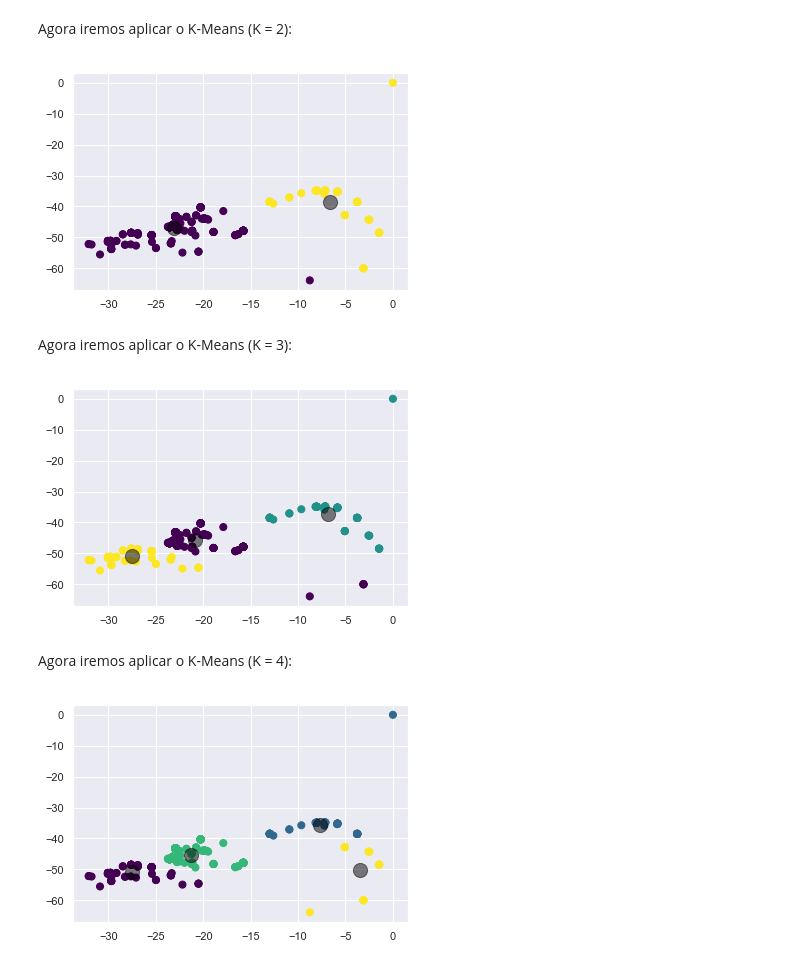
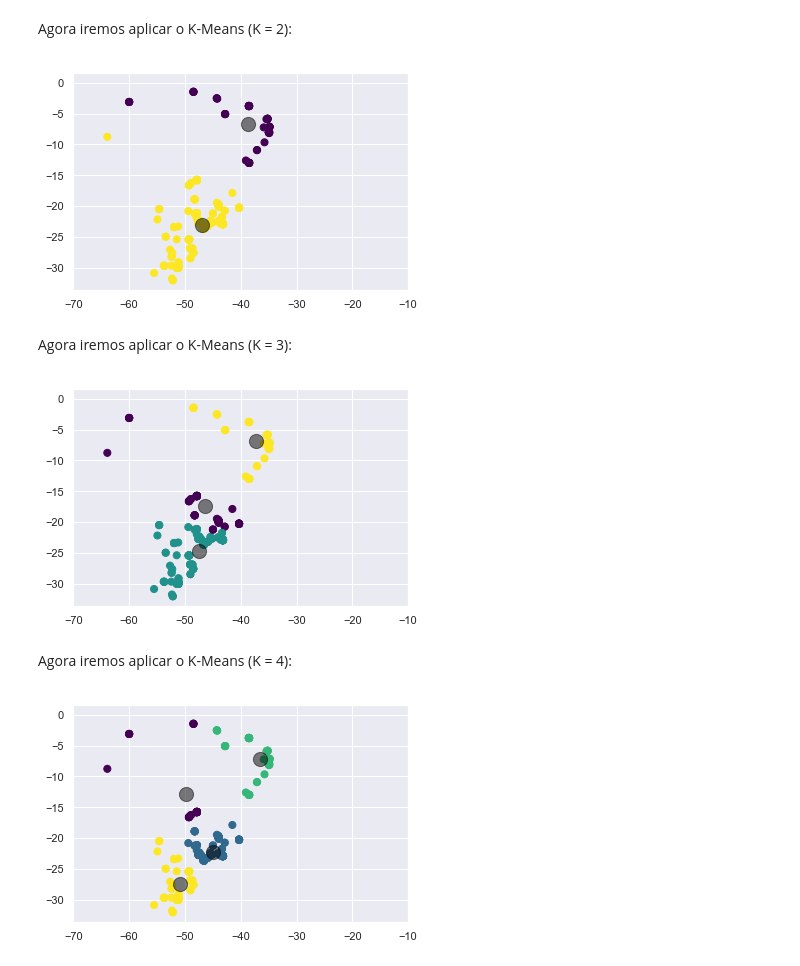
Before and after one commit to isaacpinheiro/projeto-md, a Jupyter notebook: notebooks/coordenadas.ipynb, the cells around one changed output. Drawn from its saved outputs; the diff is of its cells as text; code cells hidden in the pictures.

```diff
--- a/notebooks/coordenadas.ipynb
+++ b/notebooks/coordenadas.ipynb
@@ -45,12 +46,13 @@ kmeans = KMeans(n_clusters=2, n_init=1)
 kmeans.fit(X)
 Y = kmeans.predict(X)
 
-plt.scatter(X[:, 0], X[:, 1], c=Y, s=50, cmap='viridis')
+plt.xlim([-70, -10])
+plt.scatter(X[:, 1], X[:, 0], c=Y, s=50, cmap='viridis')
 
 centroides = kmeans.cluster_centers_
-plt.scatter(centroides[:, 0], centroides[:, 1], c='black', s=200, alpha=0.5);
+plt.scatter(centroides[:, 1], centroides[:, 0], c='black', s=200, alpha=0.5);
 # %% [output]
-[figure, old version]
+[figure, new version]
 # %% [markdown]
 Agora iremos aplicar o K-Means (K = 3):
 # %%
@@ -58,22 +60,24 @@ kmeans = KMeans(n_clusters=3, n_init=1)
 kmeans.fit(X)
 Y = kmeans.predict(X)
 
-plt.scatter(X[:, 0], X[:, 1], c=Y, s=50, cmap='viridis')
+plt.xlim([-70, -10])
+plt.scatter(X[:, 1], X[:, 0], c=Y, s=50, cmap='viridis')
 
 centroides = kmeans.cluster_centers_
-plt.scatter(centroides[:, 0], centroides[:, 1], c='black', s=200, alpha=0.5);
+plt.scatter(centroides[:, 1], centroides[:, 0], c='black', s=200, alpha=0.5);
 # %% [output]
-[figure, old version]
+[figure, new version]
 # %% [markdown]
 Agora iremos aplicar o K-Means (K = 4):
 # %%
 kmeans = KMeans(n_clusters=4, n_init=1)
 kmeans.fit(X)
 Y = kmeans.predict(X)
 
-plt.scatter(X[:, 0], X[:, 1], c=Y, s=50, cmap='viridis')
+plt.xlim([-70, -10])
+plt.scatter(X[:, 1], X[:, 0], c=Y, s=50, cmap='viridis')
 
 centroides = kmeans.cluster_centers_
-plt.scatter(centroides[:, 0], centroides[:, 1], c='black', s=200, alpha=0.5);
+plt.scatter(centroides[:, 1], centroides[:, 0], c='black', s=200, alpha=0.5);
 # %% [output]
-[figure, old version]
+[figure, new version]
```
Also changed, not shown: parts of 1 cell of this notebook.
